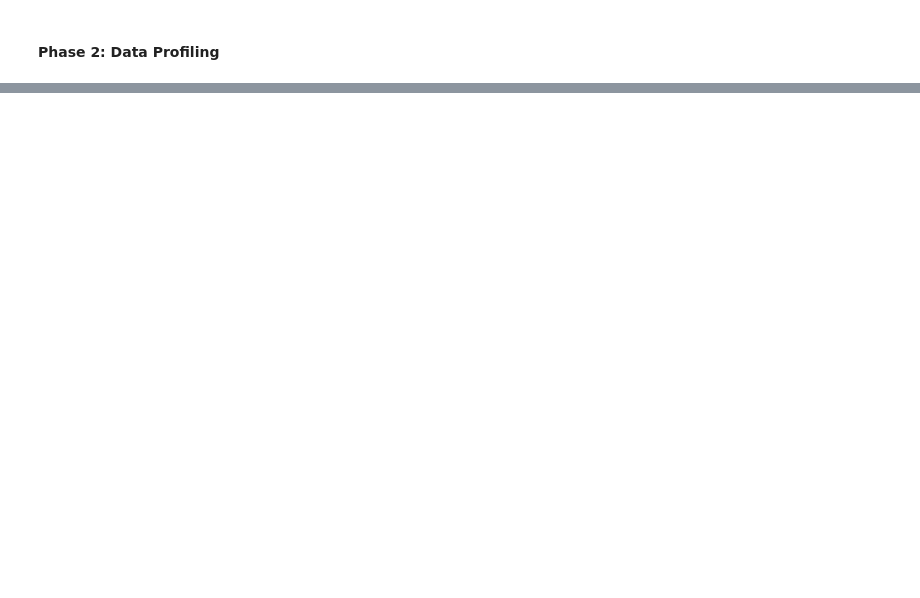
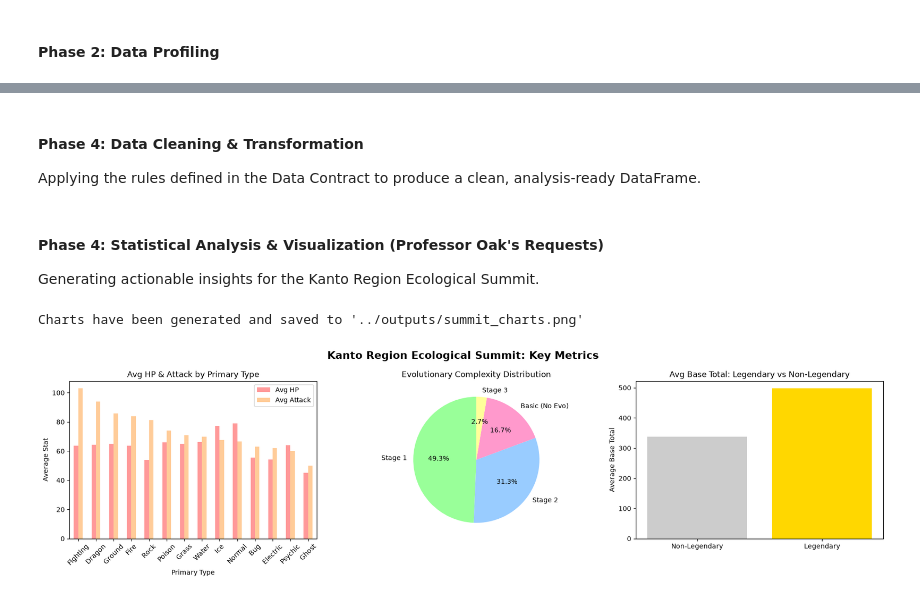
Before and after one commit to DwayneKruydenhof/summit-analysis, a Jupyter notebook: notebooks/oak_summit_analysis.ipynb, the cells around one changed output, grey strips where cells are left out. Saved outputs shown, nothing was run; the diff lists cells and outputs as text; code cells hidden in the pictures; blank space fills up the shorter version.

```diff
--- a/notebooks/oak_summit_analysis.ipynb
+++ b/notebooks/oak_summit_analysis.ipynb
@@ -80,0 +147,62 @@ Based on the profiling above, the following transformation rules will be applied
+# %% [markdown]
+#### Phase 4: Data Cleaning & Transformation
+Applying the rules defined in the Data Contract to produce a clean, analysis-ready DataFrame.
+# %%
+# If you're going to edit the data within a dataset, work with a copy of it
+df_clean = df.copy()
+
+# Strip all whitespaces from column names to avoid error related to the spelling of the column names
+df_clean.columns = df_clean.columns.str.strip()
+
+# Rule 2 & 3: Standardize Type columns (remove rows with empty Type1, strip spaces, title case, fill NaN)
+df_clean['Type1'] = df_clean['Type1'].str.strip().str.title().dropna()
+df_clean['Type2'] = df_clean['Type2'].str.strip().str.title().fillna('None')
+
+# Rule 4: Ensure numeric columns are actually numeric (coerce errors to NaN, then we can check)
+numeric_values = ['Number', 'Base_Total', 'HP', 'Attack', 'Defense', 'Evolutions', 'Legendary']
+for col in numeric_values:
+    df_clean[col] = pd.to_numeric(df_clean[col], errors='coerce')
+
+# Rule 5: Drop duplicates based on Name
+df_clean = df_clean.drop_duplicates(subset=['Name']).reset_index(drop=True)
+# %% [markdown]
+#### Phase 4: Statistical Analysis & Visualization (Professor Oak's Requests)
+Generating actionable insights for the Kanto Region Ecological Summit.
+# %%
+fig, axes = plt.subplots(1, 3, figsize=(18, 5))
+fig.suptitle('Kanto Region Ecological Summit: Key Metrics', fontsize=16, fontweight='bold')
+
+# --- Chart 1: Type Dominance (Avg HP and Attack by Type1) ---
+type_stats = df_clean.groupby('Type1')[['HP', 'Attack']].mean().round(1).sort_values('Attack', ascending=False)
+type_stats.plot(kind='bar', ax=axes[0], color=['#ff9999', '#ffcc99'])
+axes[0].set_title('Avg HP & Attack by Primary Type')
+axes[0].set_xlabel('Primary Type')
+axes[0].set_ylabel('Average Stat')
+axes[0].tick_params(axis='x', rotation=45)
+axes[0].legend(['Avg HP', 'Avg Attack'])
+
+# --- Chart 2: Evolutionary Complexity ---
+# Map evolutions to readable categories
+evo_map = {0: 'Basic (No Evo)', 1: 'Stage 1', 2: 'Stage 2', 3: 'Stage 3'}
+df_clean['Evo_Category'] = df_clean['Evolutions'].map(evo_map)
+evo_counts = df_clean['Evo_Category'].value_counts()
+axes[1].pie(evo_counts, labels=evo_counts.index, autopct='%1.1f%%', startangle=90, colors=['#99ff99', '#99ccff', '#ff99cc', '#ffff99'])
+axes[1].set_title('Evolutionary Complexity Distribution')
+
+# Chart 3: Legendary Distribution
+legendary_stats = df_clean.groupby('Legendary')['Base_Total'].mean().round(1)
+legendary_labels = ['Non-Legendary', 'Legendary']
+axes[2].bar(legendary_labels, legendary_stats.values, color=['#cccccc', '#ffd700'])
+axes[2].set_title('Avg Base Total: Legendary vs Non-Legendary')
+axes[2].set_ylabel('Average Base Total')
+
+plt.tight_layout()
+
+# Save the chart to the outputs folder
+plt.savefig('../outputs/summit_charts.png', dpi=600, bbox_inches='tight')
+print("Charts have been generated and saved to '../outputs/summit_charts.png'")
+
+plt.show()
+# %% [output]
+Charts have been generated and saved to '../outputs/summit_charts.png'
+[figure, added]
```
Also changed, not shown: parts of 5 cells of this notebook, 2 other files.
